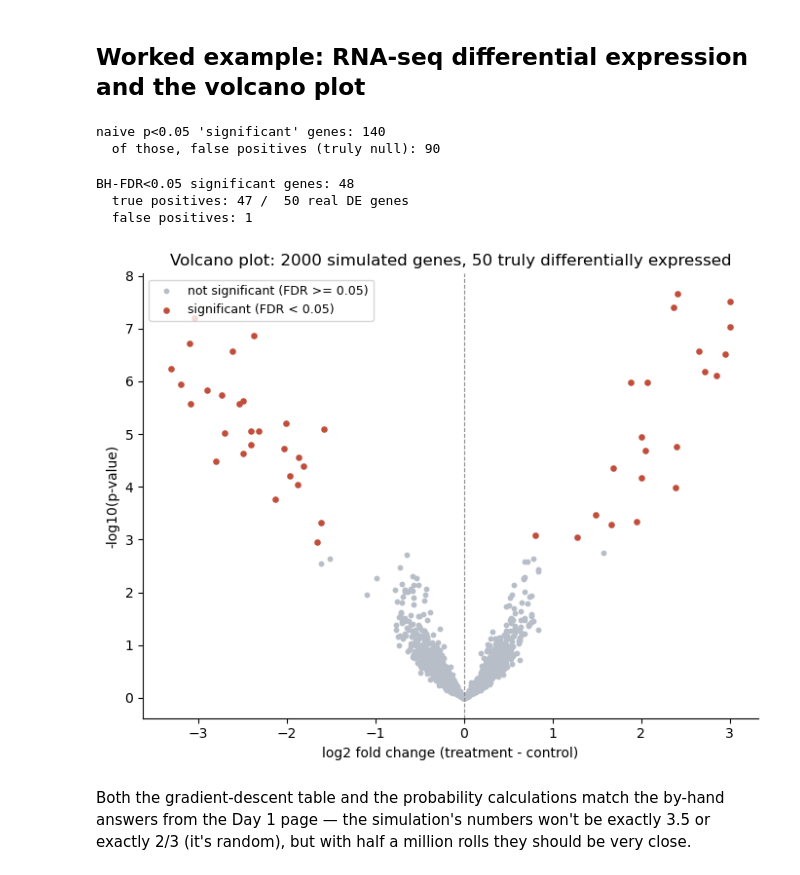
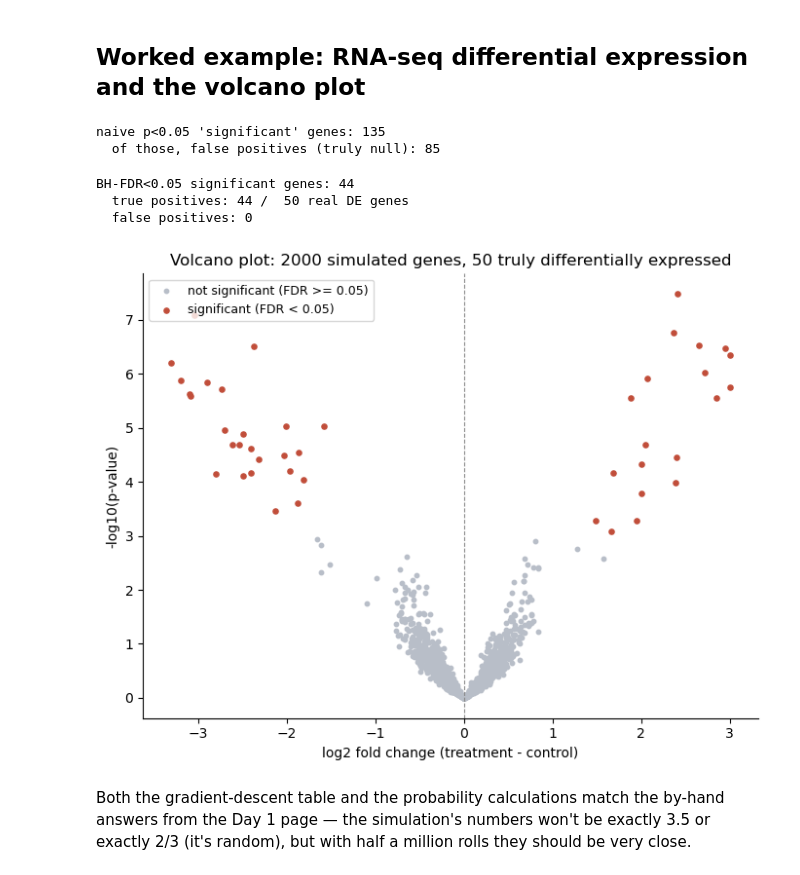
Before and after one commit to ElofssonLab/kb8029-book, a Jupyter notebook: notebooks/day01-math-in-code.ipynb, the cells around one changed output. Cells and saved outputs as stored; diff of their text form; code cells hidden in the pictures.

```diff
--- a/notebooks/day01-math-in-code.ipynb
+++ b/notebooks/day01-math-in-code.ipynb
@@ -345,7 +347,7 @@ false_positives = 0
 for _ in range(n_genes_null):
     g1 = rng_mt.normal(0, 1, size=6)
     g2 = rng_mt.normal(0, 1, size=6)  # same distribution -- null hypothesis is exactly true
-    _, p = stats.ttest_ind(g1, g2)
+    _, p = stats.ttest_ind(g1, g2, equal_var=False)
     if p < 0.05:
         false_positives += 1
 
@@ -374,7 +376,7 @@ obs_lfc = np.zeros(n_genes)
 for i in range(n_genes):
     ctrl = rng.normal(baseline[i], 0.5, size=n_per_group)
     treat = rng.normal(baseline[i] + true_lfc[i], 0.5, size=n_per_group)
-    _, p = stats.ttest_ind(ctrl, treat)
+    _, p = stats.ttest_ind(ctrl, treat, equal_var=False)
     pvals[i] = p
     obs_lfc[i] = treat.mean() - ctrl.mean()
 
@@ -382,8 +384,8 @@ naive_sig = pvals < 0.05
 print("naive p<0.05 'significant' genes:", naive_sig.sum())
 print("  of those, false positives (truly null):", (naive_sig & (true_lfc == 0)).sum())
 # %% [output]
-naive p<0.05 'significant' genes: 140
-  of those, false positives (truly null): 90
+naive p<0.05 'significant' genes: 135
+  of those, false positives (truly null): 85
 # %%
 # Benjamini-Hochberg FDR correction
 order = np.argsort(pvals)
@@ -399,23 +401,26 @@ print("BH-FDR<0.05 significant genes:", sig_fdr.sum())
 print("  true positives:", (sig_fdr & (true_lfc != 0)).sum(), "/ ", n_de, "real DE genes")
 print("  false positives:", (sig_fdr & (true_lfc == 0)).sum())
 # %% [output]
-BH-FDR<0.05 significant genes: 48
-  true positives: 47 /  50 real DE genes
-  false positives: 1
+BH-FDR<0.05 significant genes: 44
+  true positives: 44 /  50 real DE genes
+  false positives: 0
 # %%
+import os
 fig, ax = plt.subplots(figsize=(7, 5.5))
 ax.scatter(obs_lfc[~sig_fdr], -np.log10(pvals[~sig_fdr]), s=10, color="#b8bec8", label="not significant (FDR >= 0.05)")
 ax.scatter(obs_lfc[sig_fdr], -np.log10(pvals[sig_fdr]), s=14, color="#c14e3a", label="significant (FDR < 0.05)")
 ax.set_xlabel("log2 fold change (treatment - control)")
 ax.set_ylabel("-log10(p-value)")
 ax.set_title("Volcano plot: 2000 simulated genes, 50 truly differentially expressed")
 ax.legend(loc="upper left", fontsize=9)
 ax.axvline(0, color="#888", linewidth=0.8, linestyle="--")
 for spine in ["top", "right"]:
     ax.spines[spine].set_visible(False)
 fig.tight_layout()
+if os.path.isdir('../figs'):
+    fig.savefig('../figs/day01-volcano-plot.png', dpi=150, bbox_inches='tight')
 plt.show()
 # %% [output]
-[figure, old version]
+[figure, new version]
 # %% [markdown]
 Both the gradient-descent table and the probability calculations match the by-hand answers from the Day 1 page — the simulation's numbers won't be exactly 3.5 or exactly 2/3 (it's random), but with half a million rolls they should be very close.
```
Also changed, not shown: parts of 2 cells of this notebook, 3 other files.
